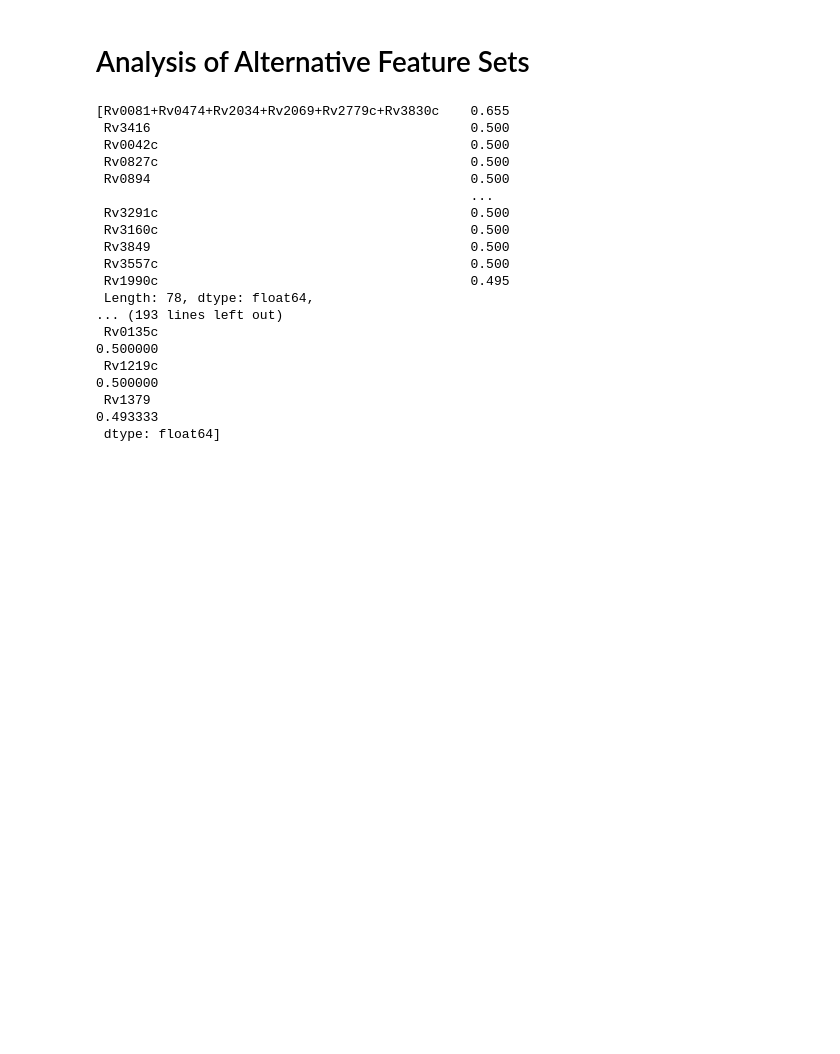
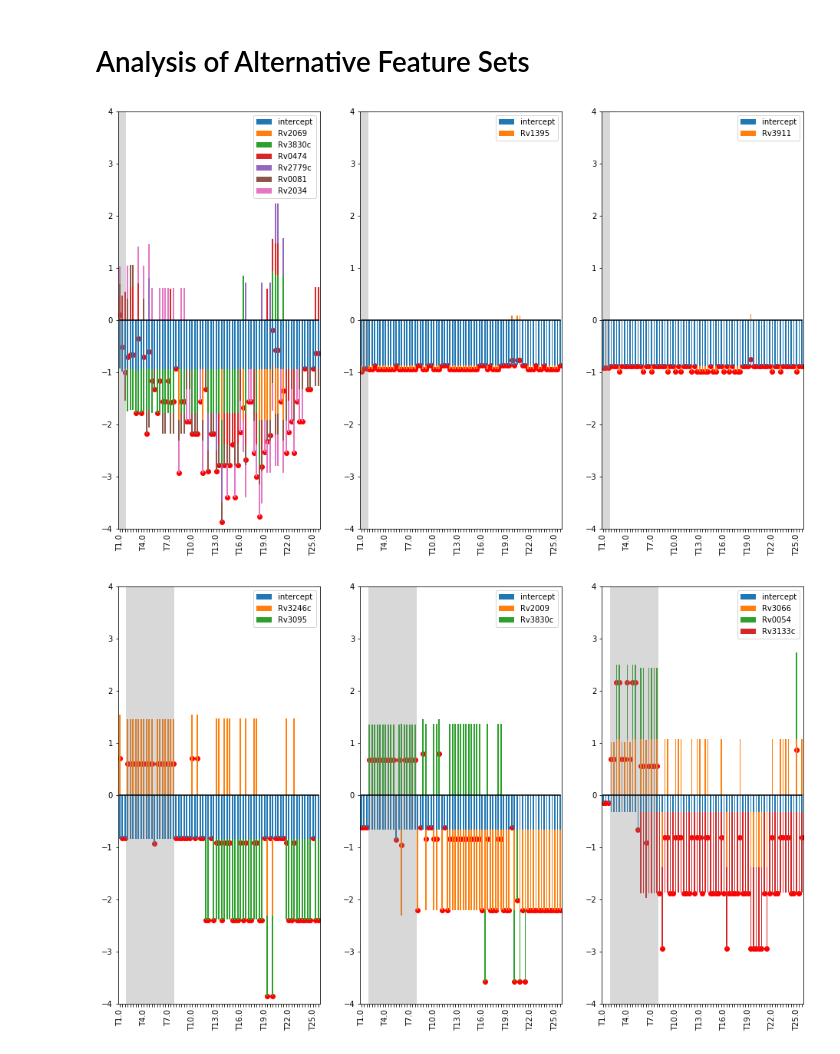
Before and after one commit to uwescience/xstate, a Jupyter notebook: notebooks/Feature Set Collections.ipynb, the cells around one changed output. Cells and saved outputs as stored; diff of their text form; code cells hidden in the pictures; blank space fills up the shorter version.

Commit message:
Progress on Feature Collection Set analysis

```diff
--- a/notebooks/Feature Set Collections.ipynb
+++ b/notebooks/Feature Set Collections.ipynb
@@ -35,25 +35,15 @@ for directory in ["data", "feature_analyzer"]:
 DATA_PATH_PAT = os.path.join(DATA_PATH, "%d")
 ANALYZER_DCT = feature_analyzer.deserialize({s: DATA_PATH_PAT % s for s in STATES})
 ANALYZERS = ANALYZER_DCT.values()
-COLLECTIONS = [feature_set_collection.FeatureSetCollection(a) for a in ANALYZERS]
-SER_OPTS = [c.ser_comb for c in COLLECTIONS]
+COLLECTION_DCT = {s: feature_set_collection.FeatureSetCollection.deserialize(DATA_PATH_PAT % s) for s in STATES}
+_ = [c.ser_comb for c in COLLECTION_DCT.values()]
-# %%
-SER_OPTS
-# %% [output]
-[Rv0081+Rv0474+Rv2034+Rv2069+Rv2779c+Rv3830c    0.655
- Rv3416                                         0.500
- Rv0042c                                        0.500
- Rv0827c                                        0.500
- Rv0894                                         0.500
-                                                ...
- Rv3291c                                        0.500
- Rv3160c                                        0.500
- Rv3849                                         0.500
- Rv3557c                                        0.500
- Rv1990c                                        0.495
- Length: 78, dtype: float64,
-... (193 lines left out)
- Rv0135c                                                                                              0.500000
- Rv1219c                                                                                              0.500000
- Rv1379                                                                                               0.493333
- dtype: float64]
+# %%
+def plotProfile(state, count=3):
+    collection = COLLECTION_DCT[state]
+    collection.plotProfileFsets(collection.ser_comb.index.tolist()[0:count], figsize=(16, 10))
+# %%
+for state in STATES:
+    plotProfile(state)
+# %% [output]
+[figure, added]
+[figure, added]
```
Also changed, not shown: parts of 1 cell of this notebook, 1 other file.
